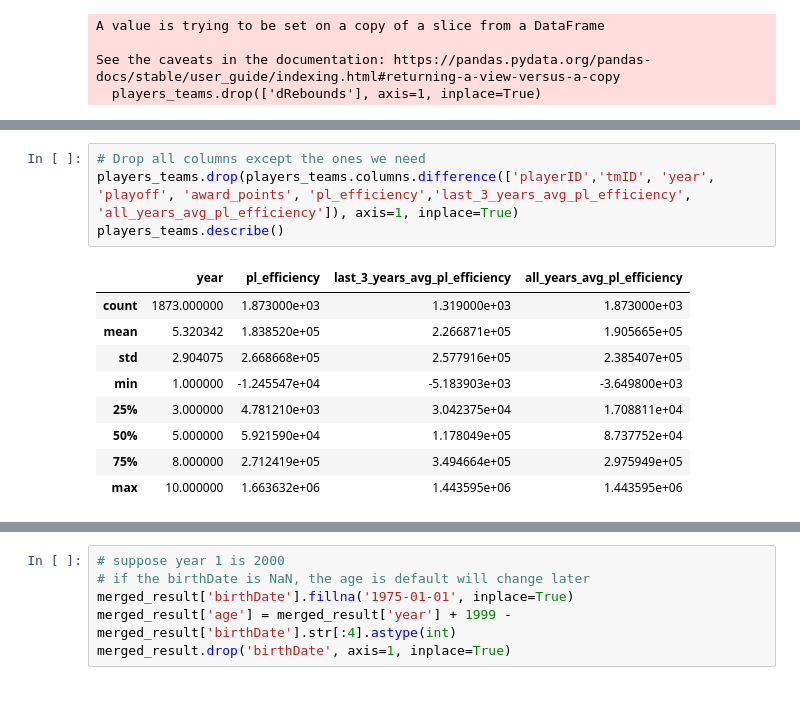
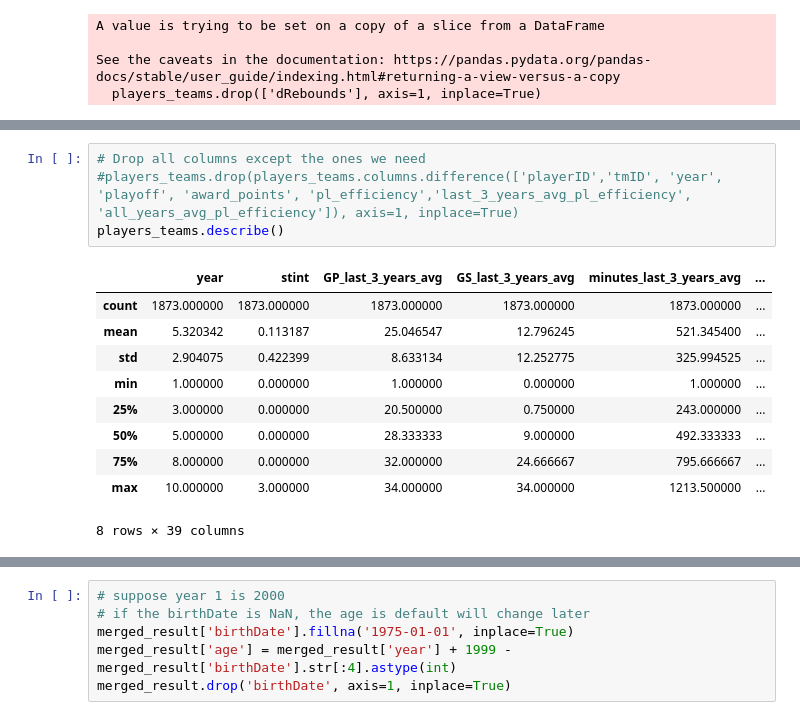
Before and after one commit to jmisidro/FEUP_ML, a Jupyter notebook: src/preparation.ipynb, the cells around one changed output, grey strips where cells are left out. Saved outputs shown, nothing was run; the diff lists cells and outputs as text.

```diff
--- a/src/preparation.ipynb
+++ b/src/preparation.ipynb
@@ -369,17 +430,18 @@ See the caveats in the documentation: https://pandas.pydata.org/pandas-docs/stab
 # %%
 # Drop all columns except the ones we need
-players_teams.drop(players_teams.columns.difference(['playerID','tmID', 'year', 'playoff', 'award_points', 'pl_efficiency','last_3_years_avg_pl_efficiency', 'all_years_avg_pl_efficiency']), axis=1, inplace=True)
+#players_teams.drop(players_teams.columns.difference(['playerID','tmID', 'year', 'playoff', 'award_points', 'pl_efficiency','last_3_years_avg_pl_efficiency', 'all_years_avg_pl_efficiency']), axis=1, inplace=True)
 players_teams.describe()
 # %% [output]
-|  | year | pl_efficiency | last_3_years_avg_pl_efficiency | all_years_avg_pl_efficiency |
-| count | 1873.000000 | 1.873000e+03 | 1.319000e+03 | 1.873000e+03 |
-| mean | 5.320342 | 1.838520e+05 | 2.266871e+05 | 1.905665e+05 |
-| std | 2.904075 | 2.668668e+05 | 2.577916e+05 | 2.385407e+05 |
-| min | 1.000000 | -1.245547e+04 | -5.183903e+03 | -3.649800e+03 |
-| 25% | 3.000000 | 4.781210e+03 | 3.042375e+04 | 1.708811e+04 |
-| 50% | 5.000000 | 5.921590e+04 | 1.178049e+05 | 8.737752e+04 |
-| 75% | 8.000000 | 2.712419e+05 | 3.494664e+05 | 2.975949e+05 |
-| max | 10.000000 | 1.663632e+06 | 1.443595e+06 | 1.443595e+06 |
+|  | year | stint | GP_last_3_years_avg | GS_last_3_years_avg | minutes_last_3_years_avg | ... |
+| count | 1873.000000 | 1873.000000 | 1873.000000 | 1873.000000 | 1873.000000 | ... |
+| mean | 5.320342 | 0.113187 | 25.046547 | 12.796245 | 521.345400 | ... |
+| std | 2.904075 | 0.422399 | 8.633134 | 12.252775 | 325.994525 | ... |
+| min | 1.000000 | 0.000000 | 1.000000 | 0.000000 | 1.000000 | ... |
+| 25% | 3.000000 | 0.000000 | 20.500000 | 0.750000 | 243.000000 | ... |
+| 50% | 5.000000 | 0.000000 | 28.333333 | 9.000000 | 492.333333 | ... |
+| 75% | 8.000000 | 0.000000 | 32.000000 | 24.666667 | 795.666667 | ... |
+| max | 10.000000 | 3.000000 | 34.000000 | 34.000000 | 1213.500000 | ... |
+8 rows × 39 columns
 # %%
 merged_result = pd.merge(players_teams, merged_df, on=['playerID', 'year'], how='left')
 
```
Also changed, not shown: parts of 11 cells of this notebook, 4 other files.
